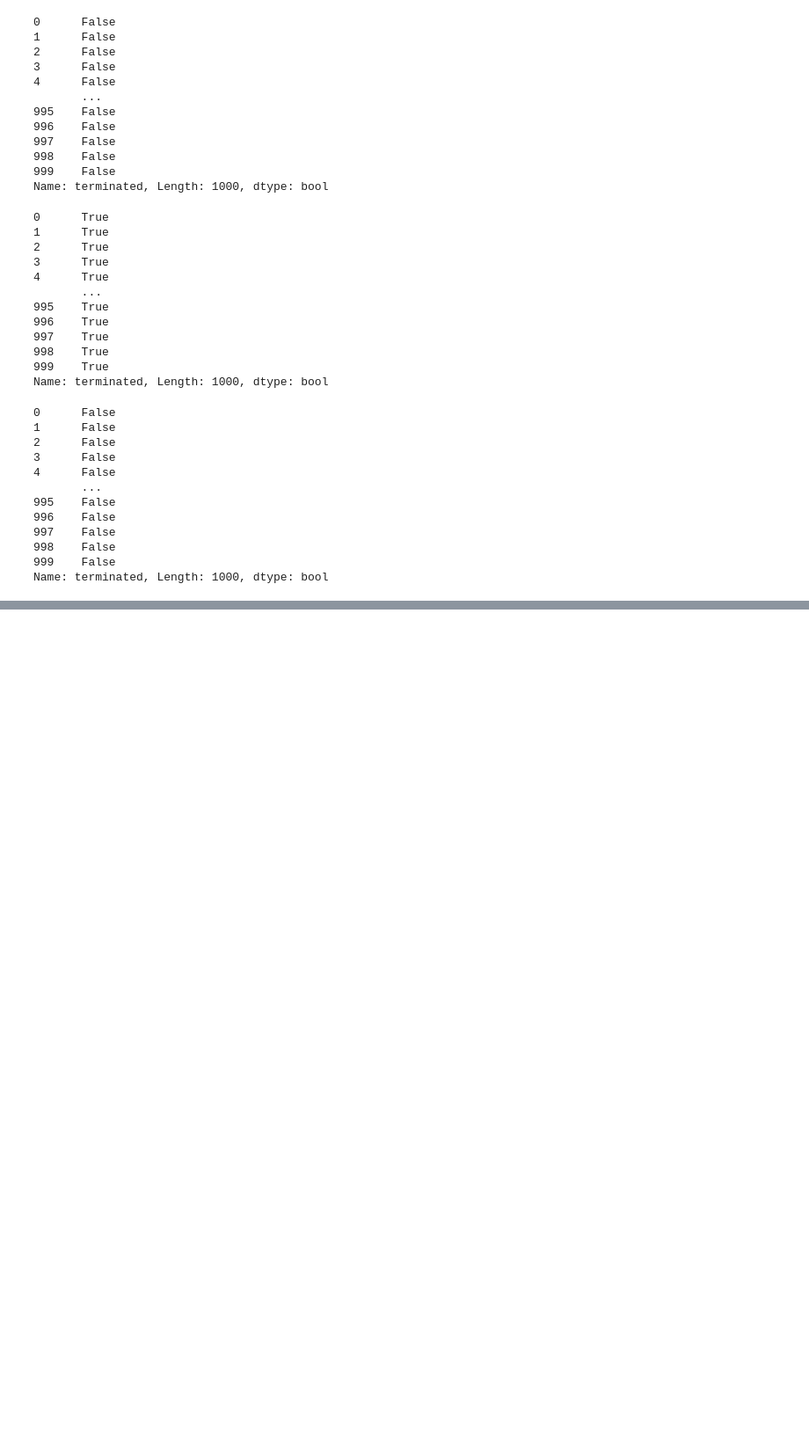
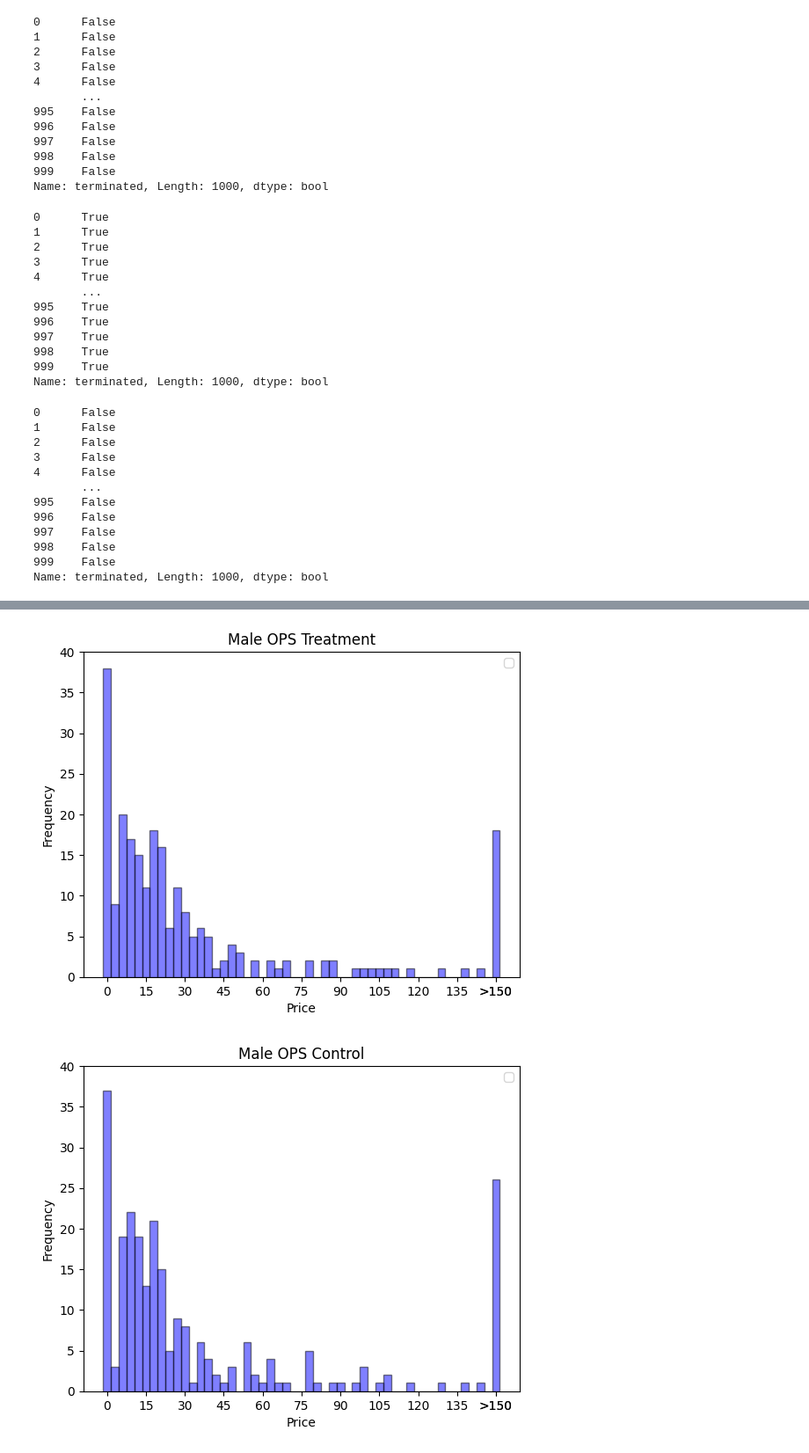
Before and after one commit to leoleoasd/simulated_web_agent, a Jupyter notebook: analysis.ipynb, the cells around one changed output, grey strips where cells are left out. Shown at 88% size. Drawn from its saved outputs; the diff is of its cells as text; code cells hidden in the pictures; blank space fills up the shorter version.

```diff
--- a/analysis.ipynb
+++ b/analysis.ipynb
@@ -387,0 +484,33 @@ Note: you may need to restart the kernel to use updated packages.
+# %%
+# 2 gender x 2 group, 4 plots
+
+plot_price_histogram(
+    df[(df["gender"] == "male") & (df["group"] == "T1")], title="Male OPS Treatment", xlabel="Price", ylabel="Frequency"
+,
+ylim=(0, 40),
+filename="male_ops_treatment.png"
+)
+
+plot_price_histogram(
+    df[(df["gender"] == "male") & (df["group"] == "C")], title="Male OPS Control", xlabel="Price", ylabel="Frequency"
+,
+ylim=(0, 40),
+filename="male_ops_control.png"
+)
+
+plot_price_histogram(
+    df[(df["gender"] == "female") & (df["group"] == "T1")], title="Female OPS Treatment", xlabel="Price", ylabel="Frequency"
+,
+ylim=(0, 60),
+filename="female_ops_treatment.png"
+)
+
+plot_price_histogram(
+    df[(df["gender"] == "female") & (df["group"] == "C")], title="Female OPS Control", xlabel="Price", ylabel="Frequency"
+,
+ylim=(0, 60),
+filename="female_ops_control.png"
+)
+# %% [output]
+[figure, added]
+[figure, added]
```
Also changed, not shown: parts of 13 cells of this notebook, 5 other files.
